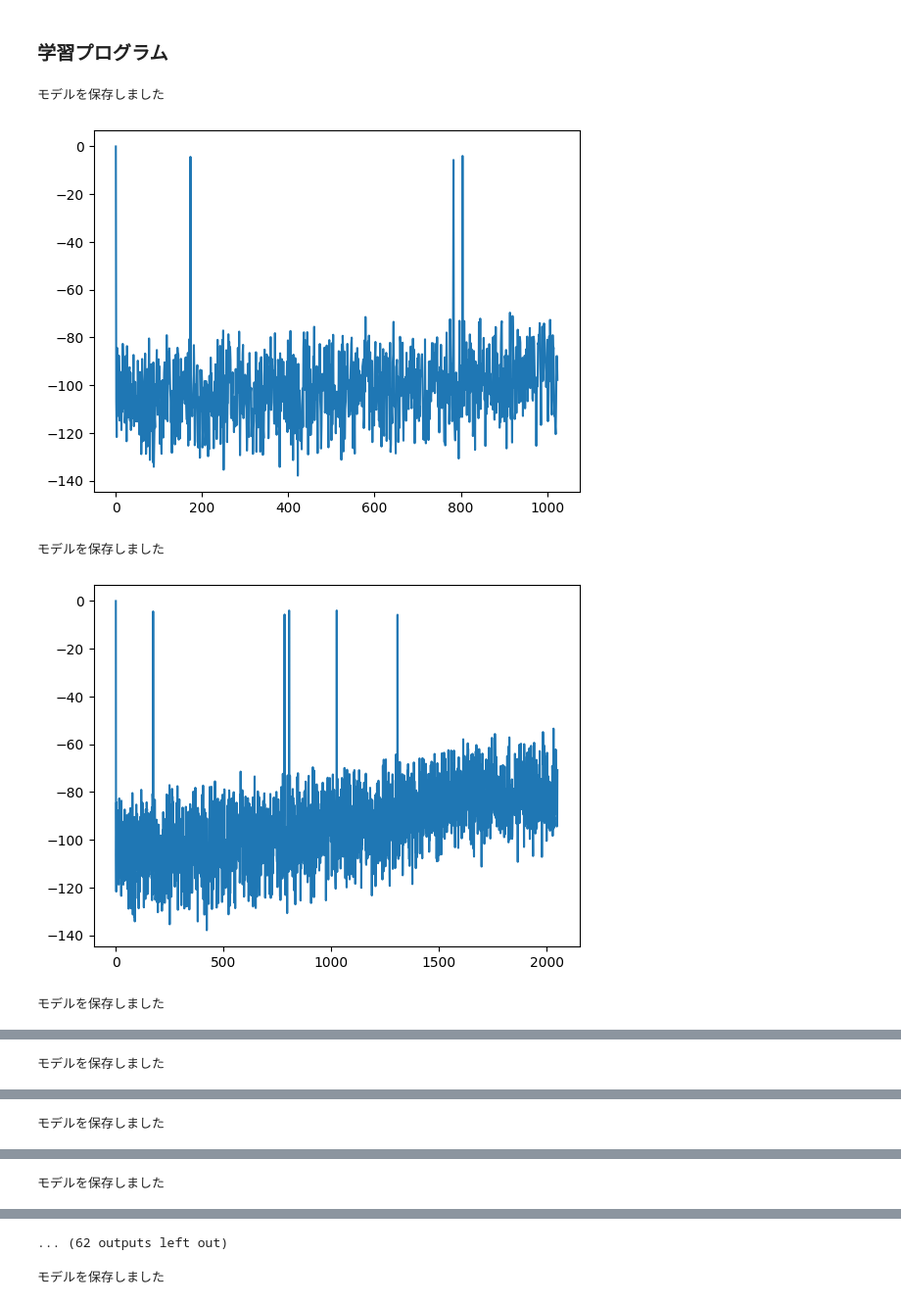
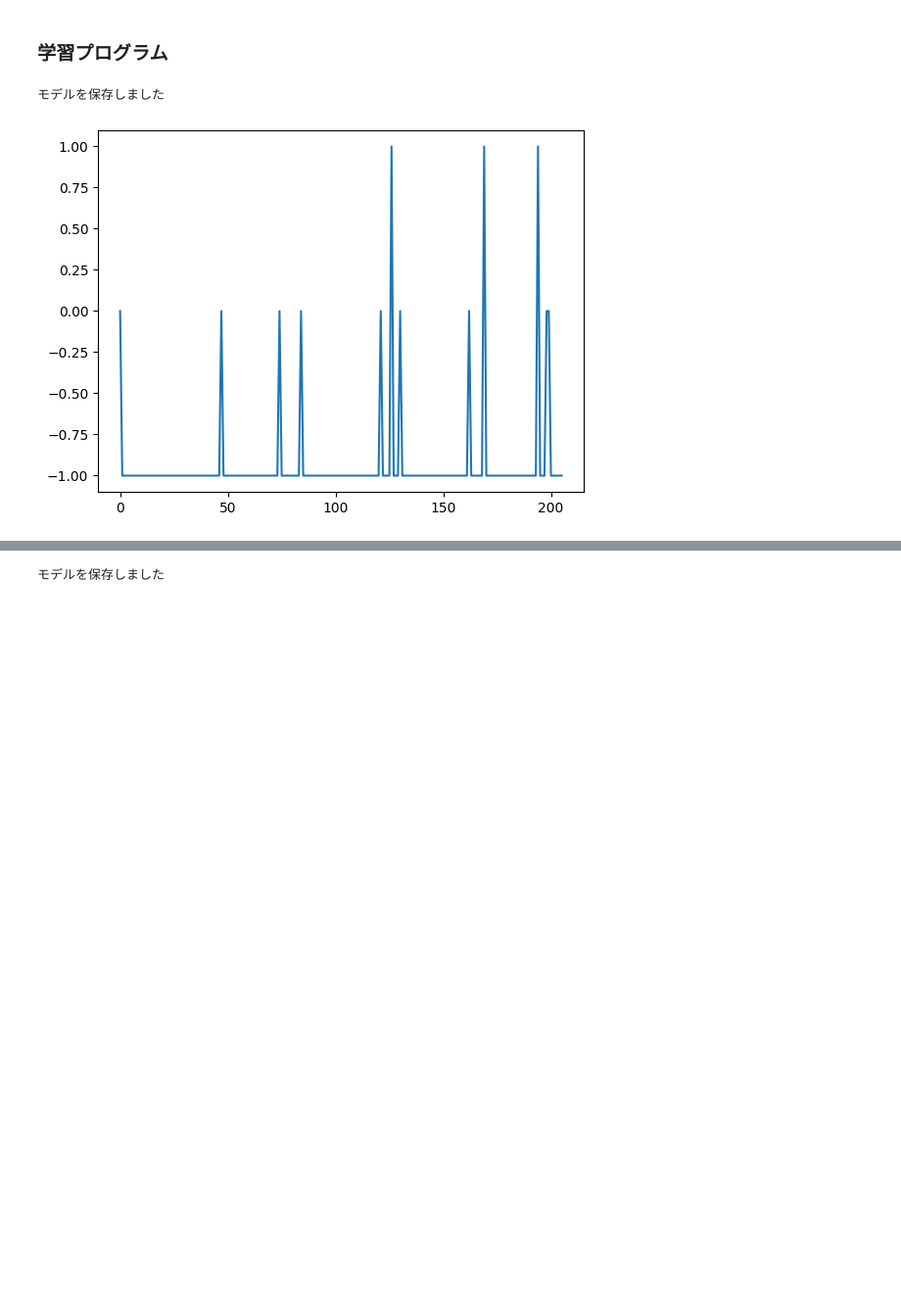
Before and after one commit to ShibuyaAtsushi/sibuya_new, a Jupyter notebook: gym/各マスの抜け方を学習して走らせる学習実験.ipynb, the cells around one changed output, grey strips where cells are left out. Shown: that part at 98% size. Cells and saved outputs as stored; diff of their text form; code cells hidden in the pictures; blank space fills up the shorter version.

```diff
--- a/gym/各マスの抜け方を学習して走らせる学習実験.ipynb
+++ b/gym/各マスの抜け方を学習して走らせる学習実験.ipynb
@@ -1335,35 +1267,32 @@ for i in range(10000):
 
 
 #         # エピソード完了（終了または切り捨て）のチェック terminated(終了した)は目的を達成してエピソードを終了したことを表す，truncated(切り捨てられた)は，達成できずにエピソードが終了したことを表す
 #         if terminated or truncated:
 #             # print(obs)
 #             obs, _ = env.reset() # エピソードが終了したら、環境をリセット
 
 
 
     # #モデルの保存 (1)
-    model.save('カリキュラム学習2-1wall_まず９０度右回転')
+    model.save('ランダムコース突破法学習')
     print("モデルを保存しました")
         # グラフを作成
     plt.plot(env.epi_reward_graph)
     plt.show()
     # model.save('hidarimawari_housyuu_godsight_onlyxy_notight')
 
 # print(video_path)
 plt.title("各ステップの報酬値", fontname="MS Gothic")
 plt.grid()
 plt.xlabel("ステップ数", fontname="MS Gothic")
 plt.ylabel("報酬値", fontname="MS Gothic")
 
 #前進関係のプロット
 t = list(range(len(env.reward_graph)))  # 0から始まるインデックスのリストを作成 エピソードの数分報酬（収益）がリストに保存されるので、その数を数えてリストにしただけ　データ数なら自動で出るから必要なかった
 plt.plot(t, env.reward_graph, linestyle='solid', label="報酬")
 plt.legend()
 # 環境のクローズ
 env.close()
 # %% [output]
 モデルを保存しました
-[figure, old version]
+[figure, new version]
-モデルを保存しました
-[figure, removed]
-モデルを保存しました
@@ -1371 +1298,0 @@ env.close()
-モデルを保存しました
@@ -1373 +1298,0 @@ env.close()
-モデルを保存しました
@@ -1375 +1298,0 @@ env.close()
-モデルを保存しました
@@ -1377,4 +1299,3 @@ env.close()
-... (62 outputs left out)
 # %%
 # 学習
 import gymnasium as gym
```
Also changed, not shown: parts of 2 cells of this notebook, 5 other files.
